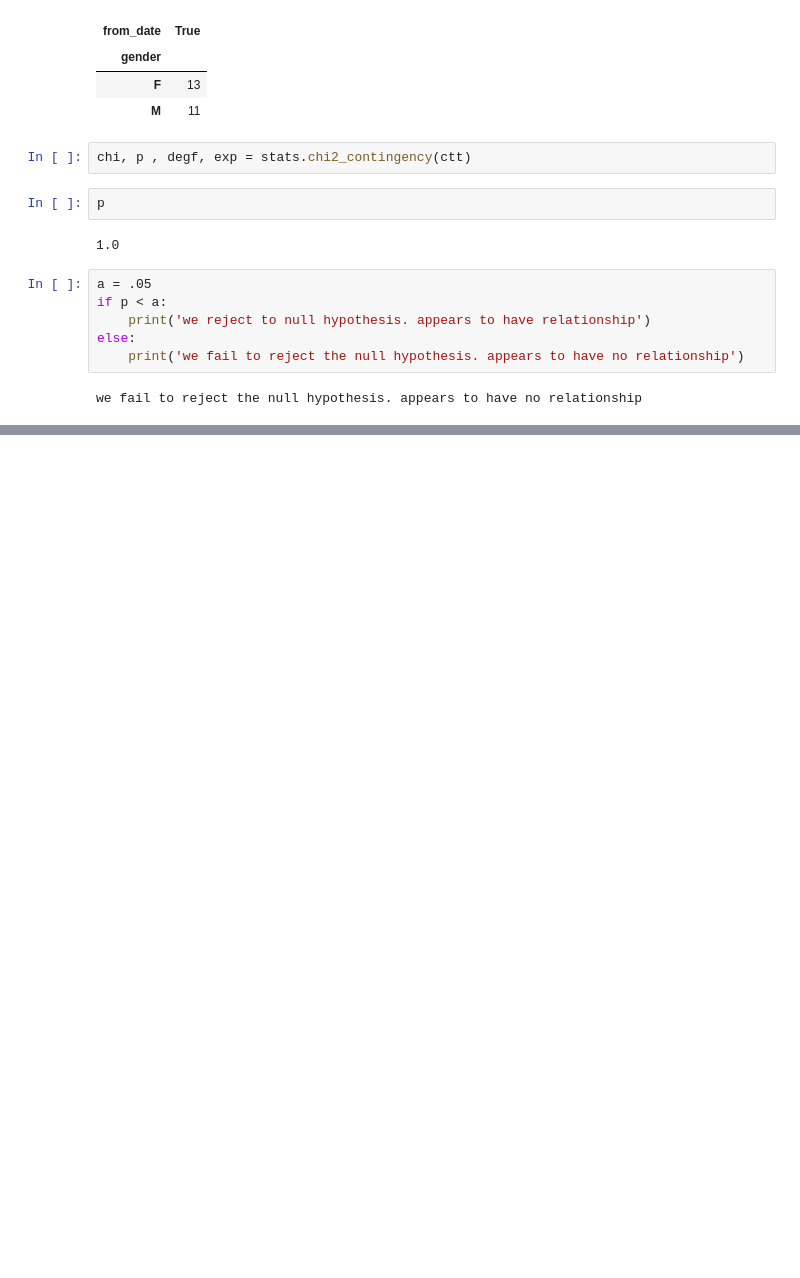
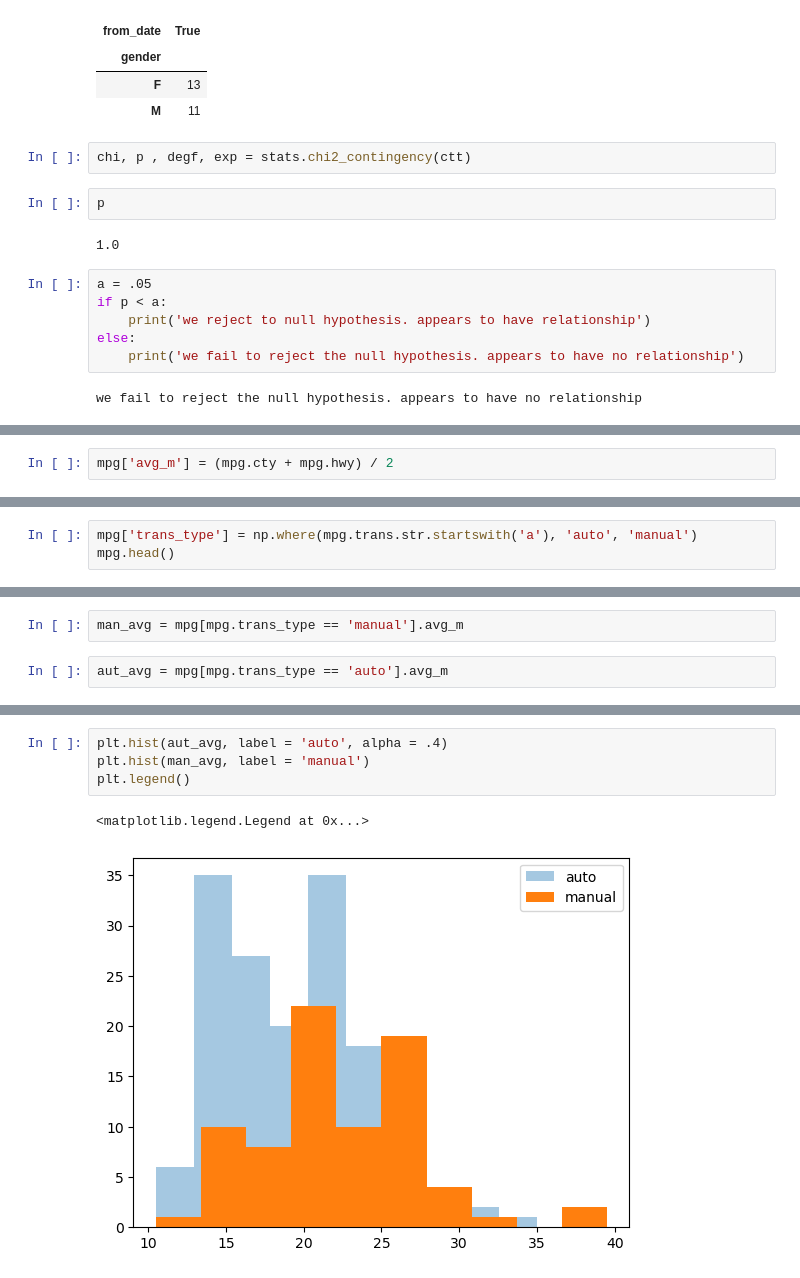
Before and after one commit to Msalazar2/statistics-exercises, a Jupyter notebook: hypothesis_testing.ipynb, the cells around one changed output, grey strips where cells are left out. Cells and saved outputs as stored; diff of their text form; blank space fills up the shorter version.

```diff
--- a/hypothesis_testing.ipynb
+++ b/hypothesis_testing.ipynb
@@ -305,0 +683,2 @@ we fail to reject the null hypothesis. appears to have no relationship
+# %%
+mpg['avg_m'] = (mpg.cty + mpg.hwy) / 2
@@ -305,0 +794,3 @@ we fail to reject the null hypothesis. appears to have no relationship
+# %%
+mpg['trans_type'] = np.where(mpg.trans.str.startswith('a'), 'auto', 'manual')
+mpg.head()
@@ -305,0 +804,4 @@ we fail to reject the null hypothesis. appears to have no relationship
+# %%
+man_avg = mpg[mpg.trans_type == 'manual'].avg_m
+# %%
+aut_avg = mpg[mpg.trans_type == 'auto'].avg_m
@@ -305,0 +822,7 @@ we fail to reject the null hypothesis. appears to have no relationship
+# %%
+plt.hist(aut_avg, label = 'auto', alpha = .4)
+plt.hist(man_avg, label = 'manual')
+plt.legend()
+# %% [output]
+<matplotlib.legend.Legend at 0x...>
+[figure, added]
```
Also changed, not shown: parts of 98 cells of this notebook.
